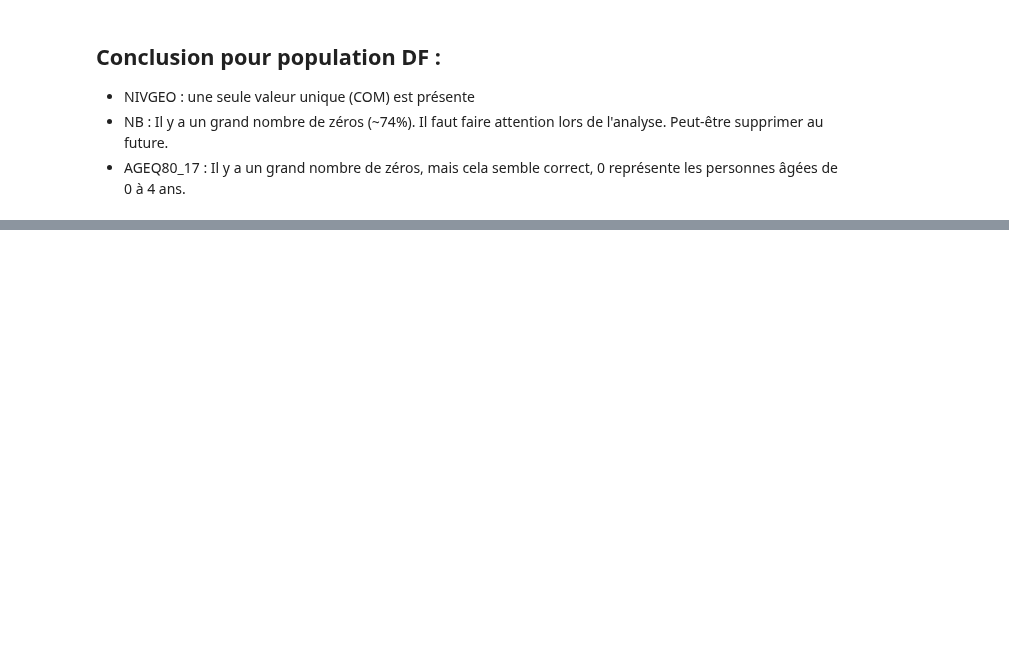
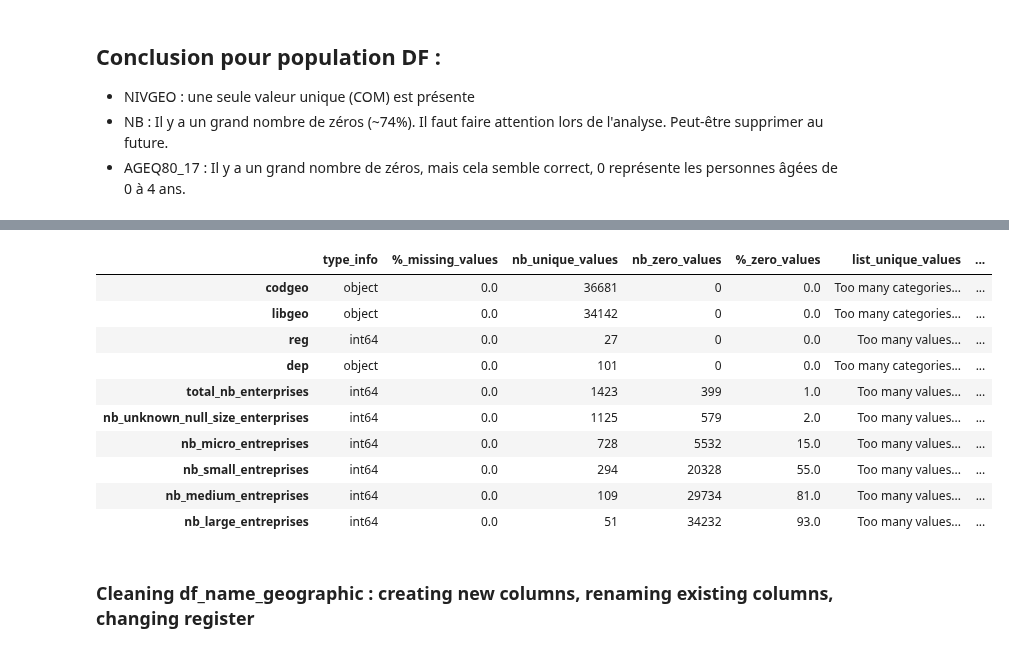
Before and after one commit to nkostiuk/french-industry, a Jupyter notebook: notebooks/NK-notebook.ipynb, the cells around one changed output, grey strips where cells are left out. Saved outputs shown, nothing was run; the diff lists cells and outputs as text; code cells hidden in the pictures; blank space fills up the shorter version.

Commit message:
Update df names

```diff
--- a/notebooks/first-investigationNK.ipynb
+++ b/notebooks/NK-notebook.ipynb
@@ -327,0 +370,49 @@ summary(population)
+# %%
+# Create a new column for the enterprise types
+
+df_entreprise['nb_micro_entreprises'] = df_entreprise['E14TS1'] + df_entreprise['E14TS6']
+df_entreprise['nb_small_entreprises'] = df_entreprise['E14TS10'] + df_entreprise['E14TS20']
+df_entreprise['nb_medium_entreprises'] = df_entreprise['E14TS50'] + df_entreprise['E14TS100']
+df_entreprise['nb_large_entreprises'] = df_entreprise['E14TS200'] + df_entreprise['E14TS500']
+# %%
+def convert_columns_to_lower(df):
+
+    """
+    Convert column names in the DataFrame to lowercase.
+
+    Parameters:
+        df (DataFrame): Input DataFrame.
+
+    Returns:
+        DataFrame: DataFrame with column names converted to lowercase.
+    """
+
+    df.columns = [col.lower() for col in df.columns]
+    return df
+# %%
+# Remove old columns
+columns_to_remove = ['E14TS1', 'E14TS6', 'E14TS10', 'E14TS20', 'E14TS50', 'E14TS100', 'E14TS200', 'E14TS500']
+df_entreprise = df_entreprise.drop(columns=columns_to_remove)
+# %%
+# Rename the 'E14TST' column to 'total_nb_enterprises'
+df_entreprise = df_entreprise.rename(columns={'E14TST': 'total_nb_enterprises',
+                                              'E14TS0ND' : 'nb_unknown_null_size_enterprises'})
+
+# Change the register of the columns
+df_entreprise = convert_columns_to_lower(df_entreprise)
+# %%
+summary(df_entreprise)
+# %% [output]
+|  | type_info | %_missing_values | nb_unique_values | nb_zero_values | %_zero_values | list_unique_values | ... |
+| codgeo | object | 0.0 | 36681 | 0 | 0.0 | Too many categories... | ... |
+| libgeo | object | 0.0 | 34142 | 0 | 0.0 | Too many categories... | ... |
+| reg | int64 | 0.0 | 27 | 0 | 0.0 | Too many values... | ... |
+| dep | object | 0.0 | 101 | 0 | 0.0 | Too many categories... | ... |
+| total_nb_enterprises | int64 | 0.0 | 1423 | 399 | 1.0 | Too many values... | ... |
+| nb_unknown_null_size_enterprises | int64 | 0.0 | 1125 | 579 | 2.0 | Too many values... | ... |
+| nb_micro_entreprises | int64 | 0.0 | 728 | 5532 | 15.0 | Too many values... | ... |
+| nb_small_entreprises | int64 | 0.0 | 294 | 20328 | 55.0 | Too many values... | ... |
+| nb_medium_entreprises | int64 | 0.0 | 109 | 29734 | 81.0 | Too many values... | ... |
+| nb_large_entreprises | int64 | 0.0 | 51 | 34232 | 93.0 | Too many values... | ... |
+# %% [markdown]
+### Cleaning df_name_geographic : creating new columns, renaming existing columns, changing register
```
Also changed, not shown: parts of 14 cells of this notebook, 1 other file.
